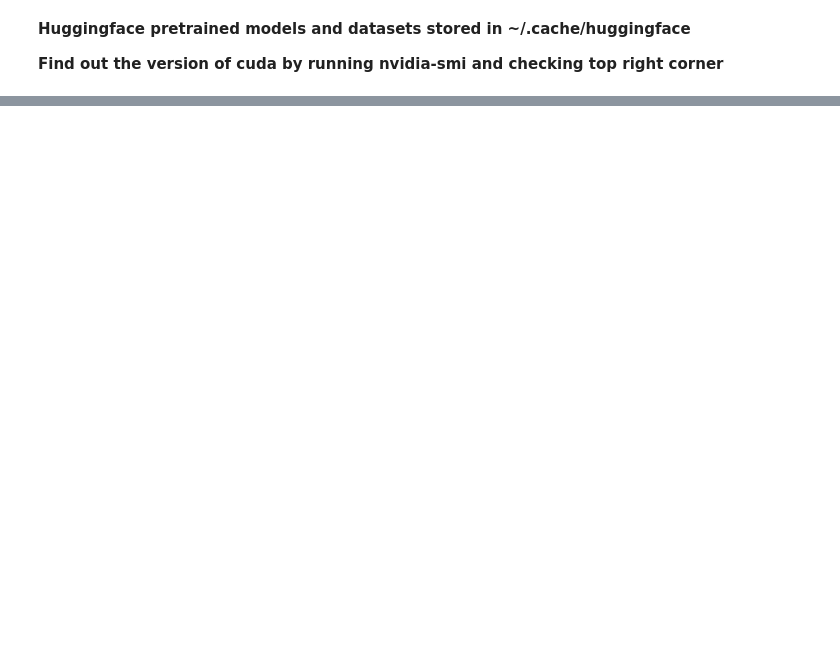
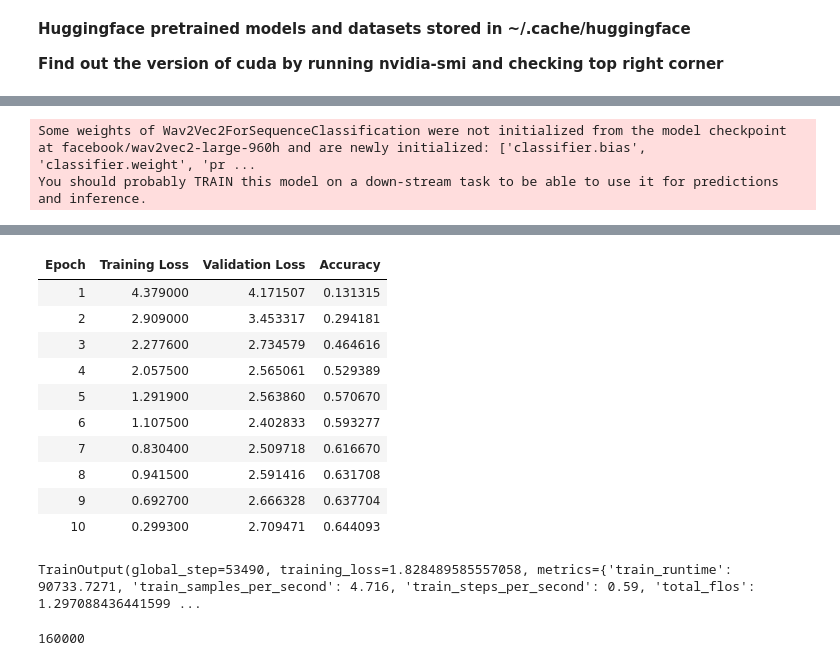
Before and after one commit to MrAliTheGreat/BirdCallLabeling, a Jupyter notebook: SoundEmbedding.ipynb, the cells around one changed output, grey strips where cells are left out. Drawn from its saved outputs; the diff is of its cells as text; code cells hidden in the pictures; blank space fills up the shorter version.

```diff
--- a/SoundEmbedding.ipynb
+++ b/SoundEmbedding.ipynb
@@ -29,0 +179,4 @@ DatasetDict({
+# %%
+dataset = dataset.rename_column("concate_input_values", "input_values")
+dataset = dataset.rename_column("chunked_common_name", "label")
+dataset = dataset.shuffle(seed = 42)
@@ -29,0 +185,45 @@ DatasetDict({
+# %%
+model = AutoModelForAudioClassification.from_pretrained(
+    "facebook/wav2vec2-large-960h",
+    num_labels = len(id2label),
+    label2id = label2id,
+    id2label = id2label
+)
+# %% [output]
+Some weights of Wav2Vec2ForSequenceClassification were not initialized from the model checkpoint at facebook/wav2vec2-large-960h and are newly initialized: ['classifier.bias', 'classifier.weight', 'pr ...
+You should probably TRAIN this model on a down-stream task to be able to use it for predictions and inference.
+# %%
+import evaluate
+accuracy = evaluate.load("accuracy")
+# %%
+def compute_metrics(eval_pred):
+    predictions = np.argmax(eval_pred.predictions, axis = 1)
+    return accuracy.compute(predictions = predictions, references = eval_pred.label_ids)
+# %%
+training_args = TrainingArguments(
+    output_dir = "training",
+    eval_strategy = "epoch",
+    save_strategy = "epoch",
+    learning_rate = 3e-5,
+    per_device_train_batch_size = 8,
+    # gradient_accumulation_steps = 4,
+    per_device_eval_batch_size = 8,
+    num_train_epochs = 10,
+    warmup_ratio = 0.1,
+    logging_steps = 10,
+    load_best_model_at_end = True,
+    metric_for_best_model = "eval_loss",
+    fp16 = True
+)
+
+trainer = Trainer(
+    model = model,
+    args = training_args,
+    train_dataset = dataset["train"],
+    eval_dataset = dataset["test"],
+    processing_class = extractor,
+    compute_metrics = compute_metrics
+)
+
+trainer.train()
+# %% [output]
@@ -29,0 +231,16 @@ DatasetDict({
+| Epoch | Training Loss | Validation Loss | Accuracy |
+| 1 | 4.379000 | 4.171507 | 0.131315 |
+| 2 | 2.909000 | 3.453317 | 0.294181 |
+| 3 | 2.277600 | 2.734579 | 0.464616 |
+| 4 | 2.057500 | 2.565061 | 0.529389 |
+| 5 | 1.291900 | 2.563860 | 0.570670 |
+| 6 | 1.107500 | 2.402833 | 0.593277 |
+| 7 | 0.830400 | 2.509718 | 0.616670 |
+| 8 | 0.941500 | 2.591416 | 0.631708 |
+| 9 | 0.692700 | 2.666328 | 0.637704 |
+| 10 | 0.299300 | 2.709471 | 0.644093 |
+TrainOutput(global_step=53490, training_loss=1.828489585557058, metrics={'train_runtime': 90733.7271, 'train_samples_per_second': 4.716, 'train_steps_per_second': 0.59, 'total_flos': 1.297088436441599 ...
+# %%
+len(dataset["train"][0:2]["input_values"][1])
+# %% [output]
+160000
```
Also changed, not shown: parts of 25 cells of this notebook, 1 other file.
